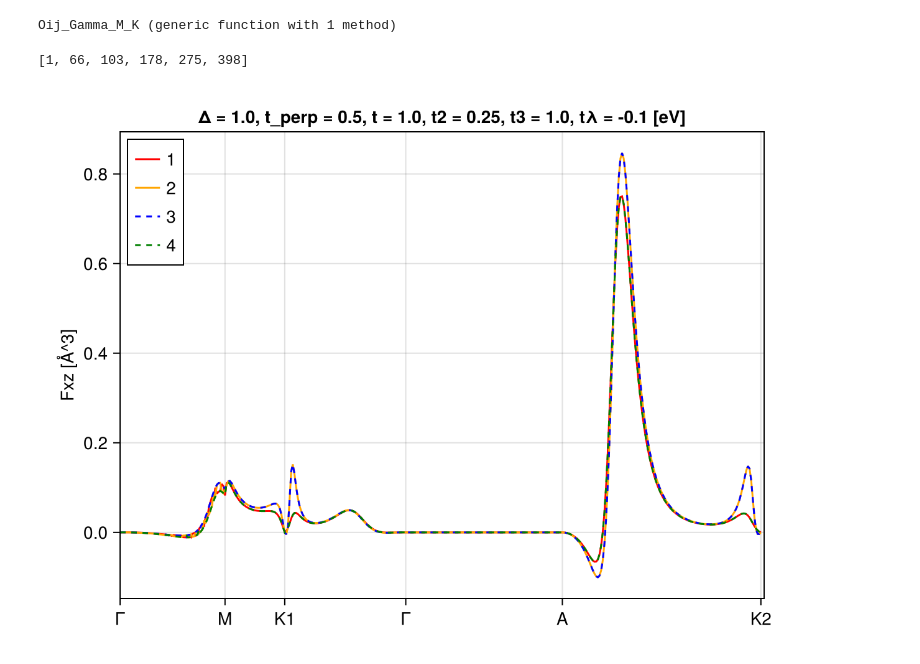
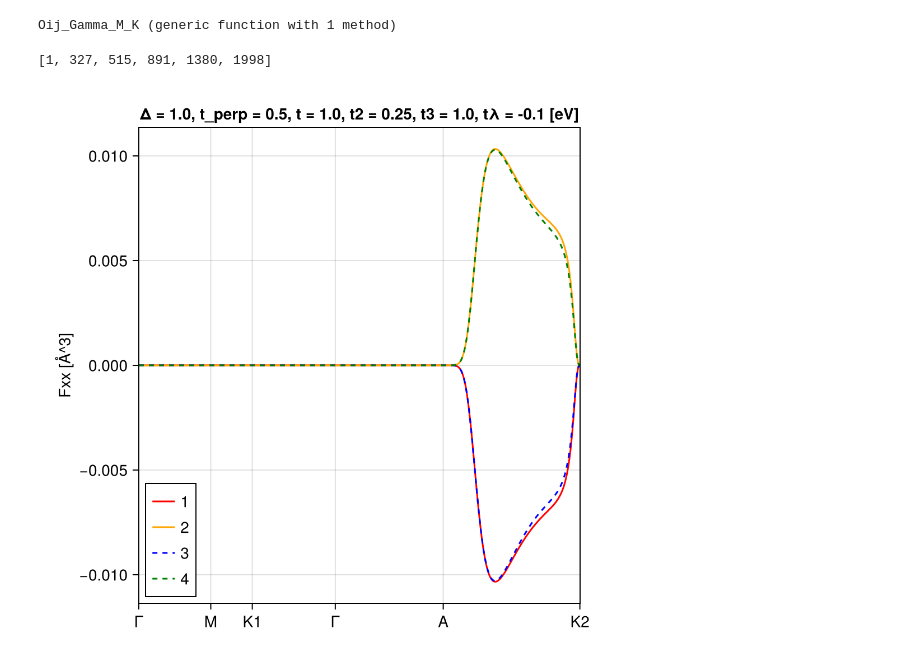
Before and after one commit to fernandopenaranda/Field_Induced_Hall_Effect, a Jupyter notebook: src/spinfull_ferroaxial.ipynb, the cells around one changed output. Saved outputs shown, nothing was run; the diff lists cells and outputs as text; code cells hidden in the pictures.

```diff
--- a/src/spinfull_ferroaxial.ipynb
+++ b/src/spinfull_ferroaxial.ipynb
@@ -52,7 +52,7 @@ function bands_ferroaxial_Gamma_M_K(p; a = 1)
     a1, a2, a3, δ1, δ2, δ3 = lattice_vectors(a)
     Rs = [a1,a2,a3]
                  # point group (144 = p3_1)
-    N = 200    #kpoints
+    N = 2000    #kpoints
     mysimpath = [Γ, M, K1, Γ .+ 1e-4, A .+ 1e-3, K2]
     ks = interpolate(mysimpath, N)
     ticks_vals = [bands(kpoint, p, 1) for kpoint in mysimpath]
@@ -74,6 +74,6 @@ end
 # %% [output]
 bands_ferroaxial_Gamma_M_K (generic function with 1 method)
 # %%
-vals, fig = bands_ferroaxial_Gamma_M_K(modelpresets_FA_spinfull(;  μ =0, t =1 ,tp =1, Δ = 1, tpz = 0.5, tc = 0.25, tλ = -0.1, tsx = -0.5, tsy = -0.5))
+vals, fig = bands_ferroaxial_Gamma_M_K(modelpresets_FA_spinfull(;  μ =0, t =1 ,tp =1, Δ = 1, tpz = 0.5, tc = 0.25, tλ = -0.1, tsx = -5, tsy = -5))
 fig
 # %% [output]
@@ -184,9 +184,9 @@ using Parameters
 e = PhysicalConstants.CODATA2018.e
 
 Fij_Gamma_M_K(p, comp_pres, dirF1, dirF2, band; a = 1) = Oij_Gamma_M_K(Optics_in_the_length_gauge.F,p,  comp_pres, dirF1, dirF2, band, a = a )
-function Oij_Gamma_M_K(func, p, comp_pres, dirF1, dirF2, band; a = 1)
-    N = 400    #kpoints
-    mysimpath = [Γ, M , K1, Γ , A , K2]
+function Oij_Gamma_M_K(func, p, comp_pres, dirF1, dirF2; a = 1)
+    N = 2000    #kpoints
+    mysimpath = [Γ, M , K1, Γ , A , K2 ]
     Fab(comp_pres, q, band) = func(comp_pres, q, dirF1, dirF2)[band]
     ks = interpolate(mysimpath, N)
     ticks_vals = [Fab(comp_pres, kpoint, 1 ) for kpoint in mysimpath]
@@ -201,10 +201,11 @@ function Oij_Gamma_M_K(func, p, comp_pres, dirF1, dirF2, band; a = 1)
     yvals_4 = [Fab(comp_pres, q, 4 ) for q in ks]
 
     # position = [findmin(abs.(x .- yvals_1))[2] for x in ticks_vals]
-    position =  [1, 66, 103, 178, 275, 398]
+    # position =  [1, 66, 103, 178, 275, 398]
+    position = [1, 327, 515, 891, 1380, 1998]
     println(position)
     xticks = (vcat(position[1:5],[xvals[end]]), ["Γ", "M", "K1", "Γ", "A", "K2"])
-    fig = Figure(); ax = Axis(fig[1,1], ylabel = "F$(dirF1)$(dirF2) [Å^3]",  title = "Δ = $(p.Δ), t_perp = $(p.tpz), t = $(p.t), t2 = $(p.tc), t3 = $(p.tp), tλ = $(p.tλ) [eV]",  xticks=xticks)
+    fig = Figure(size=(500,500)); ax = Axis(fig[1,1], ylabel = "F$(dirF1)$(dirF2) [Å^3]",  title = "Δ = $(p.Δ), t_perp = $(p.tpz), t = $(p.t), t2 = $(p.tc), t3 = $(p.tp), tλ = $(p.tλ) [eV]",  xticks=xticks)
     # scatter!(ax, xvals, yvals_1, color = :red)#, label = "Lower band")
     colorlist = [:red, :orange, :blue, :green]
     lines!(ax, xvals, yvals_1, color = :red, label = "1")
@@ -215,12 +216,17 @@ function Oij_Gamma_M_K(func, p, comp_pres, dirF1, dirF2, band; a = 1)
     xlims!(ax, 1, N)
     # ylims!(ax, -0.025,0.025)
     # ax.yticks = (-0.4:0.05:0.4)#, string.(-10:9))
-    axislegend(ax, position = :lt)
-    if maximum(abs.(yvals_1))< 1e-5
+    axislegend(ax, position = :lb)
+    if maximum(abs.(yvals_1))< 1e-7
         ylims!(ax, -1e-7,1e-7)
     end
     return yvals_1, yvals_2, fig
 end
+
+function Oij_Gamma_M_K(func, p, comp_pres, band; a = 1)
+
+
+end
 # %% [output]
 Oij_Gamma_M_K (generic function with 1 method)
 # %%
@@ -229,16 +235,17 @@ a = 1
 R1, R2, R3, δ1, δ2, δ3 = lattice_vectors(1.0)
 Rs = [R1,R2,R3]
 
-kws = (PS_orbital_switch = false, QM_switch = true)
-p = modelpresets_FA_spinfull(;  μ =0, t =1 ,tp =1, Δ = 1, tpz = 0.5, tc = 0.25, tλ = -0.1, tsx = -1, tsy = -0.5)
+kws = (PS_orbital_switch = true, QM_switch = false)
+p = modelpresets_FA_spinfull(;  μ =0, t =1 ,tp =1, Δ = 1, tpz = 0.5, tc = 0.25, tλ = -0.1, tsx = -5, tsy = -5)
 comp_pres = sigma_abc_ferroaxial_wrapper_3d_spinfull(p; kws...);
 # %%
 
 dir1 = :x
-dir2 = :z
+dir2 = :x
+
 # Method reusing the OMM
 yvals0_1, yvals0_2, fig = Oij_Gamma_M_K(Optics_in_the_length_gauge.F, p, comp_pres, dir1, dir2, 1)
 fig
 # %% [output]
-[1, 66, 103, 178, 275, 398]
+[1, 327, 515, 891, 1380, 1998]
-[figure, old version]
+[figure, new version]
```
Also changed, not shown: parts of 1 cell of this notebook, 2 other files.
